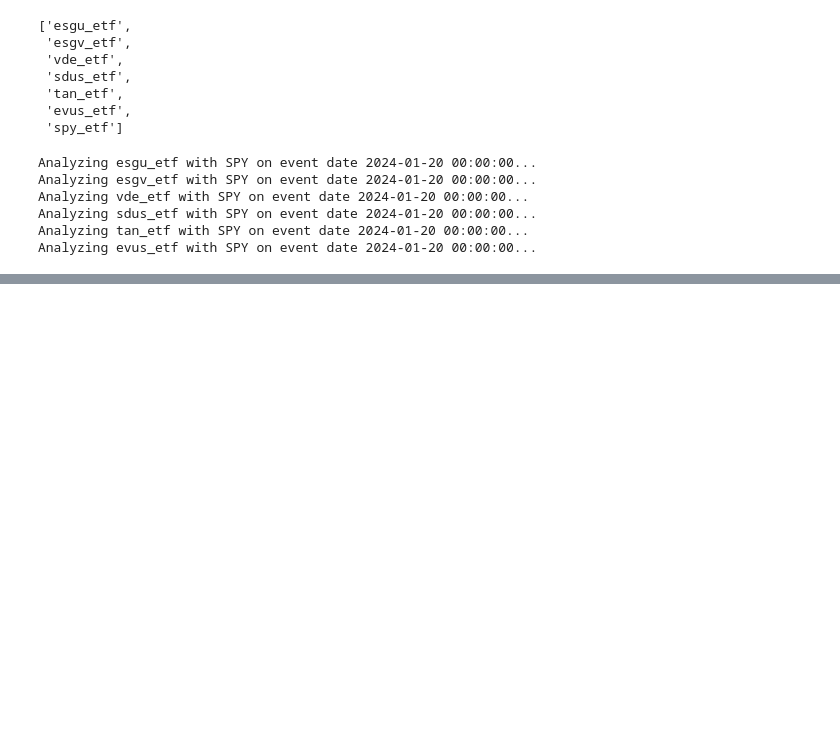
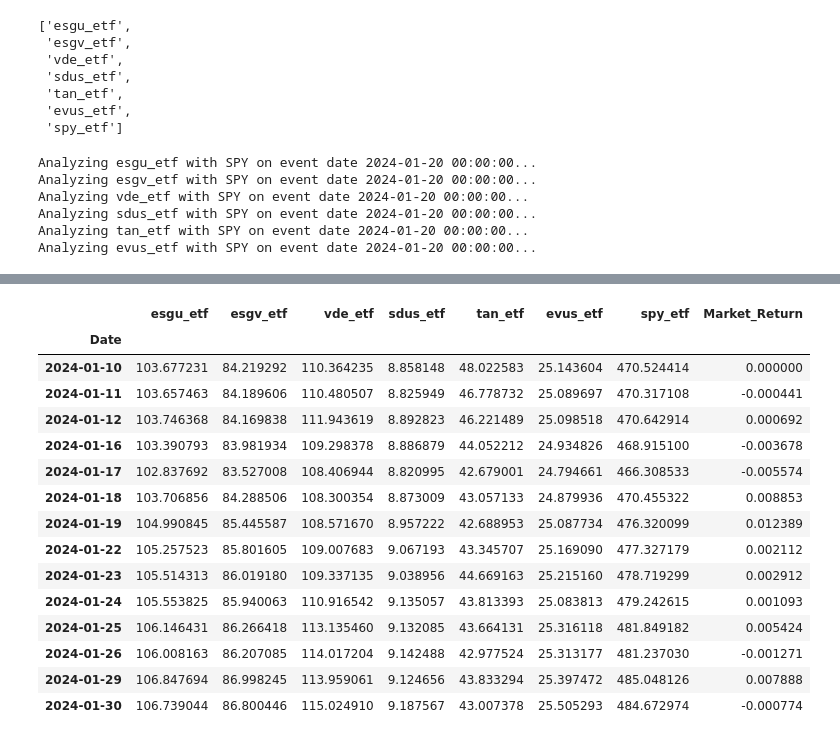
Before and after one commit to won172/DB, a Jupyter notebook: 코드/event_study.ipynb, the cells around one changed output, grey strips where cells are left out. Drawn from its saved outputs; the diff is of its cells as text; code cells hidden in the pictures; blank space fills up the shorter version.

Commit message:
modified:   "\354\275\224\353\223\234/event_study.ipynb" 	new file:   "\354\275\224\353\223\234/event_study2.ipynb"

```diff
--- a/코드/event_study.ipynb
+++ b/코드/event_study.ipynb
@@ -239,0 +244,19 @@ dtype: int64
+# %%
+event_data
+# %% [output]
+|  | esgu_etf | esgv_etf | vde_etf | sdus_etf | tan_etf | evus_etf | spy_etf | Market_Return |
+| Date |  |  |  |  |  |  |  |  |
+| 2024-01-10 | 103.677231 | 84.219292 | 110.364235 | 8.858148 | 48.022583 | 25.143604 | 470.524414 | 0.000000 |
+| 2024-01-11 | 103.657463 | 84.189606 | 110.480507 | 8.825949 | 46.778732 | 25.089697 | 470.317108 | -0.000441 |
+| 2024-01-12 | 103.746368 | 84.169838 | 111.943619 | 8.892823 | 46.221489 | 25.098518 | 470.642914 | 0.000692 |
+| 2024-01-16 | 103.390793 | 83.981934 | 109.298378 | 8.886879 | 44.052212 | 24.934826 | 468.915100 | -0.003678 |
+| 2024-01-17 | 102.837692 | 83.527008 | 108.406944 | 8.820995 | 42.679001 | 24.794661 | 466.308533 | -0.005574 |
+| 2024-01-18 | 103.706856 | 84.288506 | 108.300354 | 8.873009 | 43.057133 | 24.879936 | 470.455322 | 0.008853 |
+| 2024-01-19 | 104.990845 | 85.445587 | 108.571670 | 8.957222 | 42.688953 | 25.087734 | 476.320099 | 0.012389 |
+| 2024-01-22 | 105.257523 | 85.801605 | 109.007683 | 9.067193 | 43.345707 | 25.169090 | 477.327179 | 0.002112 |
+| 2024-01-23 | 105.514313 | 86.019180 | 109.337135 | 9.038956 | 44.669163 | 25.215160 | 478.719299 | 0.002912 |
+| 2024-01-24 | 105.553825 | 85.940063 | 110.916542 | 9.135057 | 43.813393 | 25.083813 | 479.242615 | 0.001093 |
+| 2024-01-25 | 106.146431 | 86.266418 | 113.135460 | 9.132085 | 43.664131 | 25.316118 | 481.849182 | 0.005424 |
+| 2024-01-26 | 106.008163 | 86.207085 | 114.017204 | 9.142488 | 42.977524 | 25.313177 | 481.237030 | -0.001271 |
+| 2024-01-29 | 106.847694 | 86.998245 | 113.959061 | 9.124656 | 43.833294 | 25.397472 | 485.048126 | 0.007888 |
+| 2024-01-30 | 106.739044 | 86.800446 | 115.024910 | 9.187567 | 43.007378 | 25.505293 | 484.672974 | -0.000774 |
```
Also changed, not shown: parts of 3 cells of this notebook, 1 other file.
